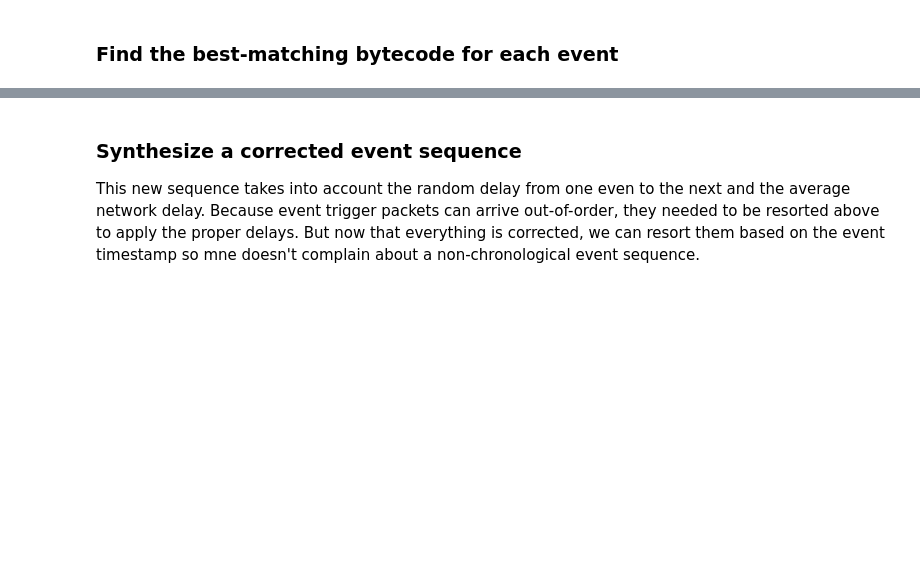
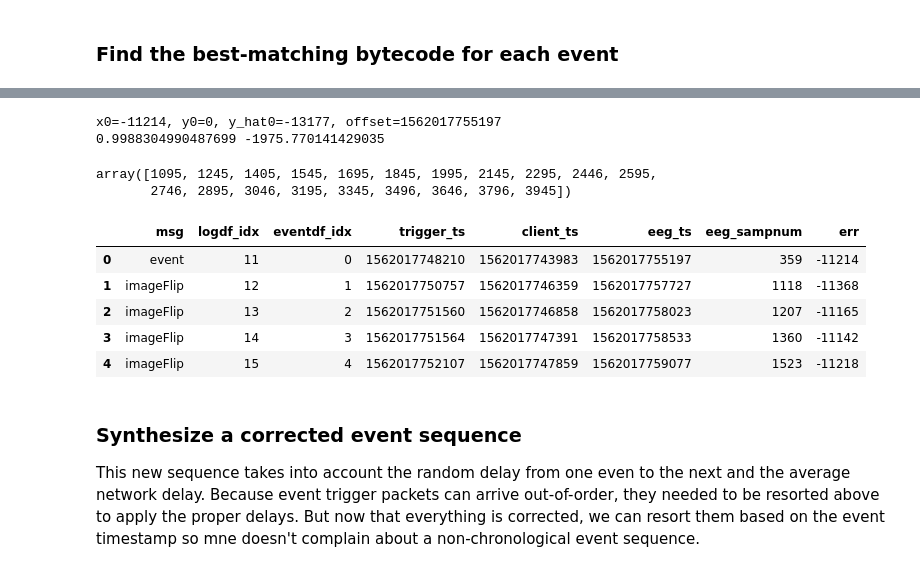
Before and after one commit to rfdougherty/ERP_analysis, a Jupyter notebook: touch_analysis.ipynb, the cells around one changed output, grey strips where cells are left out. Drawn from its saved outputs; the diff is of its cells as text; code cells hidden in the pictures; blank space fills up the shorter version.

Commit message:
Progress! Synthesized events good, except for bias

```diff
--- a/touch_analysis.ipynb
+++ b/touch_analysis.ipynb
@@ -58,7 +105,7 @@ for event_idx in eventdf.index:
             keep = False
             try:
                 keep = True
-                for idx in [-5,-4,-3,-2,-1,1,2,3,4,5]:
+                for idx in range(-9,10):
                     if (tmp.bytecode[match + idx] != eventdf.bytecode[event_idx + idx]):
                         keep = False
                         continue
@@ -66,5 +113,11 @@ for event_idx in eventdf.index:
                 #print(tmp.bytecode[match[0]+1], eventdf.bytecode[event_idx+1])
                 pass
             if keep:
-                matching_indices.append((match, event_idx))
+                matching_indices.append((logdf.msg[match], match, event_idx, logdf.trigger_ts[match],
+                                         logdf.client_ts[match], eventdf.eeg_ts[event_idx], eventdf.time_idx[event_idx]))
+
+matchdf = matchdf.sort_values('client_ts').reset_index(drop=True)
 print('Found %d matching timepoints.' % len(matching_indices))
+matchdf = pd.DataFrame(data=matching_indices,
+                       columns=['msg','logdf_idx','eventdf_idx','trigger_ts','client_ts','eeg_ts','eeg_sampnum'])
+matchdf.head()
@@ -96,6 +173,32 @@ print(client_to_eeg)
+# %%
+print('x0=%d, y0=%d, y_hat0=%d, offset=%d' % (x[0],y[0],int(round(y_hat[0])),offset))
+print(client_to_eeg.estimator_.coef_[0], client_to_eeg.estimator_.intercept_)
+# %% [output]
+x0=-11214, y0=0, y_hat0=-13177, offset=1562017755197
+0.9988304990487699 -1975.770141429035
+# %%
+matchdf['err'] = matchdf.client_ts - matchdf.eeg_ts
+#matchdf.loc[115:170,:]
+idx = np.arange(110,200)
+#plt.plot(idx, matchdf.trigger_ts[idx], 'b-', idx, matchdf.client_ts[idx], 'c-', idx, matchdf.eeg_ts[idx], 'm-')
+#plt.legend(['trigger','client','eeg'])
 # %%
-predicted_eeg = (client_to_eeg.predict(np.atleast_2d(np.array(x)).T) - event_start_ts*1000) / (1000/300)
-predicted_eeg
+x_keep = logdf.client_ts[logdf.msg.isin(msgs)].values - offset# - netdelay
+predicted_eeg_ts = (client_to_eeg.predict(np.atleast_2d(np.array(x_keep)).T) + offset - event_start_ts*1000)
+predicted_eeg_idx = (predicted_eeg_ts / (1000/300)).round().astype(int)
+predicted_eeg_idx[:20]
 # WORK HERE
 # Do this for all the client timestamps corresponding to the trigger log entries of interest (e.g., image flip entries)
 # This will be the synthesized event
+# %% [output]
+array([1095, 1245, 1405, 1545, 1695, 1845, 1995, 2145, 2295, 2446, 2595,
+       2746, 2895, 3046, 3195, 3345, 3496, 3646, 3796, 3945])
+# %%
+matchdf.head()
+# %% [output]
+|  | msg | logdf_idx | eventdf_idx | trigger_ts | client_ts | eeg_ts | eeg_sampnum | err |
+| 0 | event | 11 | 0 | 1562017748210 | 1562017743983 | 1562017755197 | 359 | -11214 |
+| 1 | imageFlip | 12 | 1 | 1562017750757 | 1562017746359 | 1562017757727 | 1118 | -11368 |
+| 2 | imageFlip | 13 | 2 | 1562017751560 | 1562017746858 | 1562017758023 | 1207 | -11165 |
+| 3 | imageFlip | 14 | 3 | 1562017751564 | 1562017747391 | 1562017758533 | 1360 | -11142 |
+| 4 | imageFlip | 15 | 4 | 1562017752107 | 1562017747859 | 1562017759077 | 1523 | -11218 |
```
Also changed, not shown: parts of 16 cells of this notebook.
